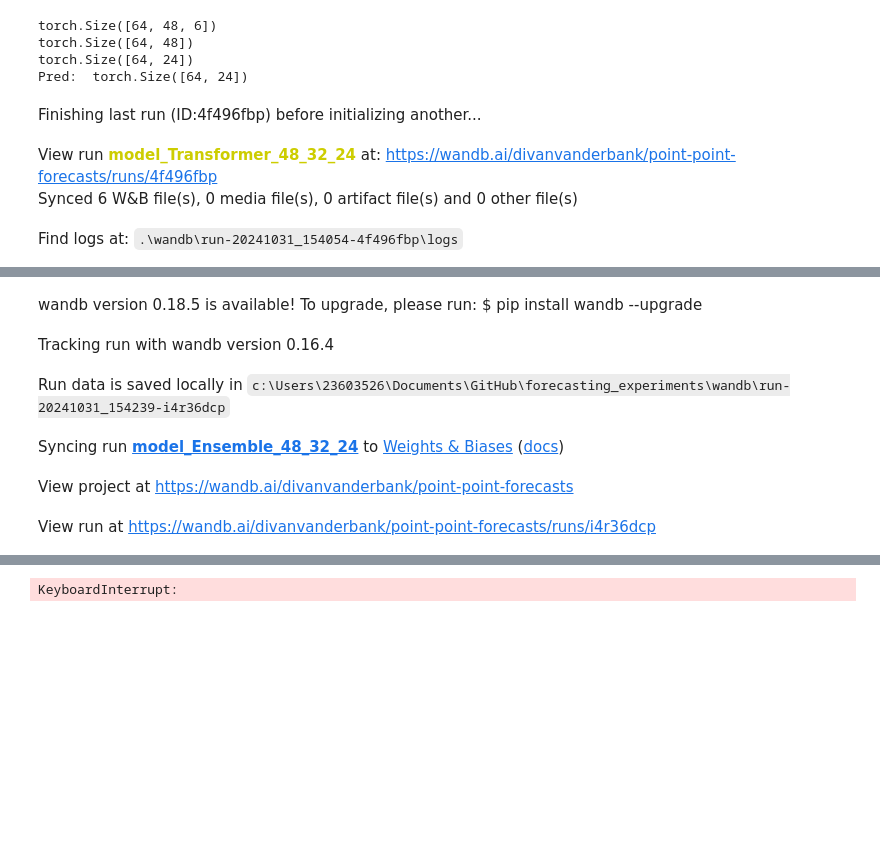
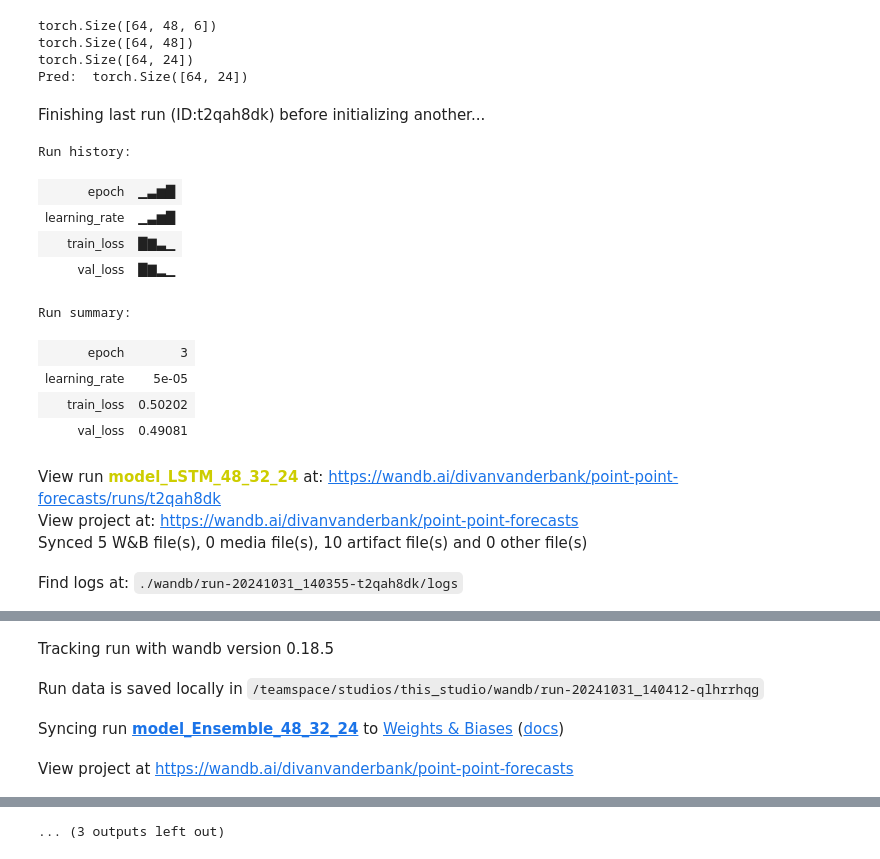
Before and after one commit to Divanvdb/forecasting_experiments, a Jupyter notebook: point_point.ipynb, the cells around one changed output, grey strips where cells are left out. Drawn from its saved outputs; the diff is of its cells as text; code cells hidden in the pictures; blank space fills up the shorter version.

Commit message:
Ready for experiments

```diff
--- a/point_point.ipynb
+++ b/point_point.ipynb
@@ -343,35 +354,48 @@ Pred:  torch.Size([64, 24])
 # %%
 import wandb
 
 n_epochs = 10
 warmup_epochs = 10
 initial_lr = 1e-4
 early_stopping_patience = 5
 checkpoint_path = f'best_{model_point.name}_{window_size}_{hidden_size}_{steps}.pth'
 
 config = {
     "window_size": [window_size],
     "hidden_size": [hidden_size],
     "steps": [steps],
     "batch_size": [batch_size],
     "n_epochs": n_epochs,
     "warmup_epochs": warmup_epochs,
     "initial_lr": initial_lr,
     "early_stopping_patience": early_stopping_patience,
     "checkpoint_path": checkpoint_path
 }
 
 wandb.init(project="point-point-forecasts", name=f'model_{model_point.name}_{window_size}_{hidden_size}_{steps}', config=config)
 
 device = torch.device("cuda" if torch.cuda.is_available() else "cpu")
 
 model_point.to(device)
 
+print(device)
+
 train_model(model_point, train_loader, val_loader, n_epochs=n_epochs, warmup_epochs=warmup_epochs,
             initial_lr=initial_lr, early_stopping_patience=early_stopping_patience, checkpoint_path=checkpoint_path, device=device,
-            criterion=nn.L1Loss())
+            debug = False, criterion=nn.L1Loss())
 # %% [output]
-Finishing last run (ID:4f496fbp) before initializing another...
+Finishing last run (ID:t2qah8dk) before initializing another...
+Run history:
+| epoch | ▁▃▆█ |
+| learning_rate | ▁▃▆█ |
+| train_loss | █▇▃▁ |
+| val_loss | █▇▂▁ |
+Run summary:
+| epoch | 3 |
+| learning_rate | 5e-05 |
+| train_loss | 0.50202 |
+| val_loss | 0.49081 |
-View run model_Transformer_48_32_24 at: https://wandb.ai/divanvanderbank/point-point-forecasts/runs/4f496fbp
-Synced 6 W&B file(s), 0 media file(s), 0 artifact file(s) and 0 other file(s)
+View run model_LSTM_48_32_24 at: https://wandb.ai/divanvanderbank/point-point-forecasts/runs/t2qah8dk
+View project at: https://wandb.ai/divanvanderbank/point-point-forecasts
+Synced 5 W&B file(s), 0 media file(s), 10 artifact file(s) and 0 other file(s)
-Find logs at: .\wandb\run-20241031_154054-4f496fbp\logs
+Find logs at: ./wandb/run-20241031_140355-t2qah8dk/logs
@@ -379,6 +403,4 @@ Successfully finished last run (ID:4f496fbp). Initializing new run:
-wandb version 0.18.5 is available! To upgrade, please run: $ pip install wandb --upgrade
+Tracking run with wandb version 0.18.5
-Tracking run with wandb version 0.16.4
+Run data is saved locally in /teamspace/studios/this_studio/wandb/run-20241031_140412-qlhrrhqg
-Run data is saved locally in c:\Users\23603526\Documents\GitHub\forecasting_experiments\wandb\run-20241031_154239-i4r36dcp
+Syncing run model_Ensemble_48_32_24 to Weights & Biases (docs)
-Syncing run model_Ensemble_48_32_24 to Weights & Biases (docs)
+View project at https://wandb.ai/divanvanderbank/point-point-forecasts
-View project at https://wandb.ai/divanvanderbank/point-point-forecasts
-View run at https://wandb.ai/divanvanderbank/point-point-forecasts/runs/i4r36dcp
@@ -386,4 +407,4 @@ Epoch 0, Batch 0, Loss: 1.2915
-KeyboardInterrupt:
+... (3 outputs left out)
 # %%
 test_loader = DataLoader(WeatherData(window_size=window_size, step_size=steps, set='test', spaces=spaces,intervals=intervals, lightning=True, verbose=True),
                             batch_size=batch_size, shuffle=False)
```
Also changed, not shown: parts of 4 cells of this notebook, 1 other file.
